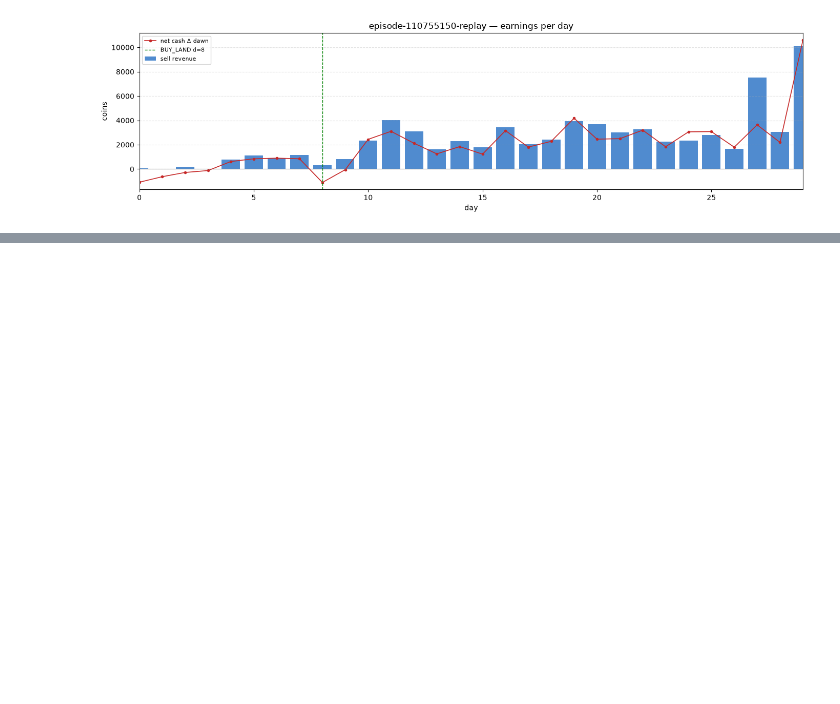
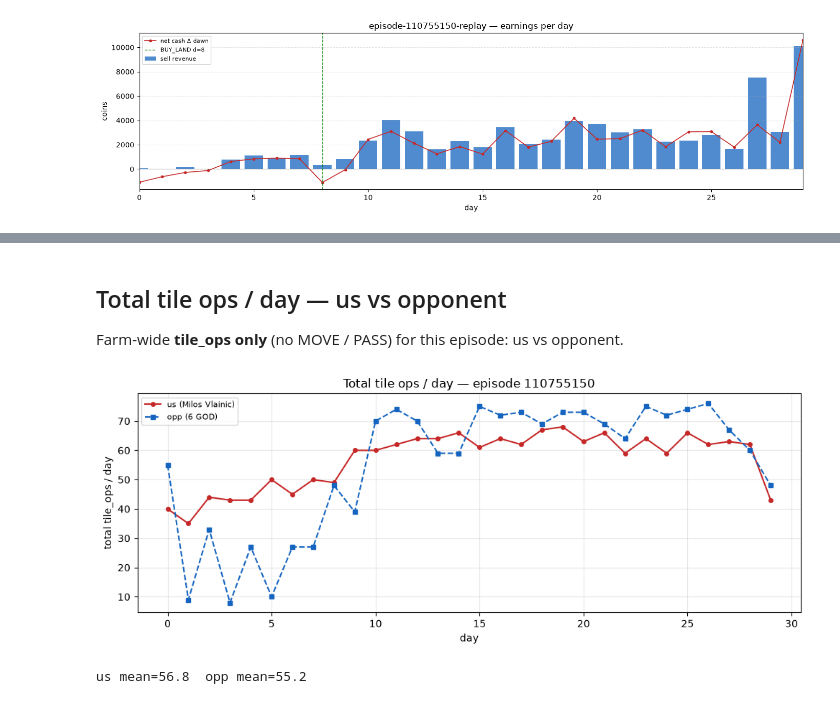
Before and after one commit to vlainic/kaggriculture, a Jupyter notebook: experiments/replay_analysis.ipynb, the cells around one changed output, grey strips where cells are left out. Drawn from its saved outputs; the diff is of its cells as text; code cells hidden in the pictures; blank space fills up the shorter version.

```diff
--- a/experiments/replay_analysis.ipynb
+++ b/experiments/replay_analysis.ipynb
@@ -73,0 +80,50 @@ plot_worker_actions(report)
+# %% [markdown]
+## Total tile ops / day — us vs opponent
+
+Farm-wide **tile_ops only** (no MOVE / PASS) for this episode: us vs opponent.
+# %%
+from smoke_analysis.parse_actions import classify_action
+from replay_analysis.metrics import _iter_unit_actions
+
+
+def tile_ops_by_day(replay_path, player: int) -> list[float]:
+    """Count non-MOVE/PASS farm actions per day (layout-agnostic)."""
+    out = [0.0] * SEASON_DAYS
+    for rec in load_replay(replay_path).iter_player(int(player)):
+        day = int(rec.observation.get("day", 0))
+        if not (0 <= day < SEASON_DAYS):
+            continue
+        for _who, action in _iter_unit_actions(rec):
+            if not action:
+                continue
+            bucket = classify_action(str(action[0]))
+            if bucket not in ("MOVE", "PASS"):
+                out[day] += 1.0
+    return out
+
+
+us = int(report["us_index"] or 0)
+opp = 1 - us
+agents = report.get("agents") or ["us", "opp"]
+us_label = agents[us] if us < len(agents) else "us"
+opp_label = agents[opp] if opp < len(agents) else "opp"
+
+us_ops = tile_ops_by_day(REPLAY, us)
+opp_ops = tile_ops_by_day(REPLAY, opp)
+days = np.arange(SEASON_DAYS)
+
+fig, ax = plt.subplots(figsize=(10, 4))
+ax.plot(days, us_ops, "o-", color="#c62828", ms=4, label=f"us ({us_label})")
+ax.plot(days, opp_ops, "s--", color="#1565c0", ms=4, label=f"opp ({opp_label})")
+ax.set_xlabel("day")
+ax.set_ylabel("total tile_ops / day")
+ax.set_title(f"Total tile ops / day — episode {EPISODE_ID}")
+ax.legend(fontsize=8)
+ax.grid(True, alpha=0.3)
+plt.tight_layout()
+plt.show()
+
+print(f"us mean={np.mean(us_ops):.1f}  opp mean={np.mean(opp_ops):.1f}")
+# %% [output]
+[figure, added]
+us mean=56.8  opp mean=55.2
```
Also changed, not shown: parts of 6 cells of this notebook, 5 other files.
